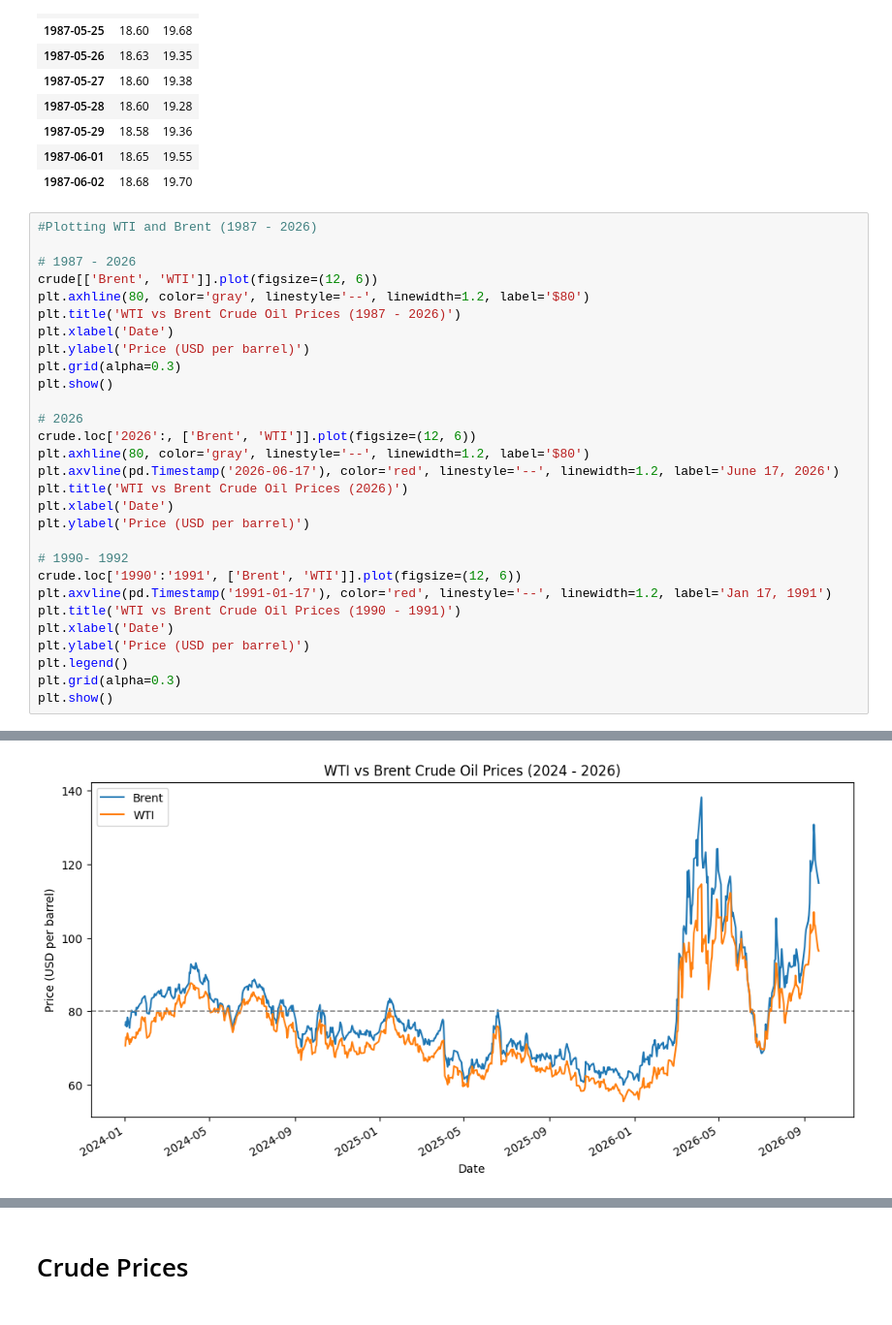
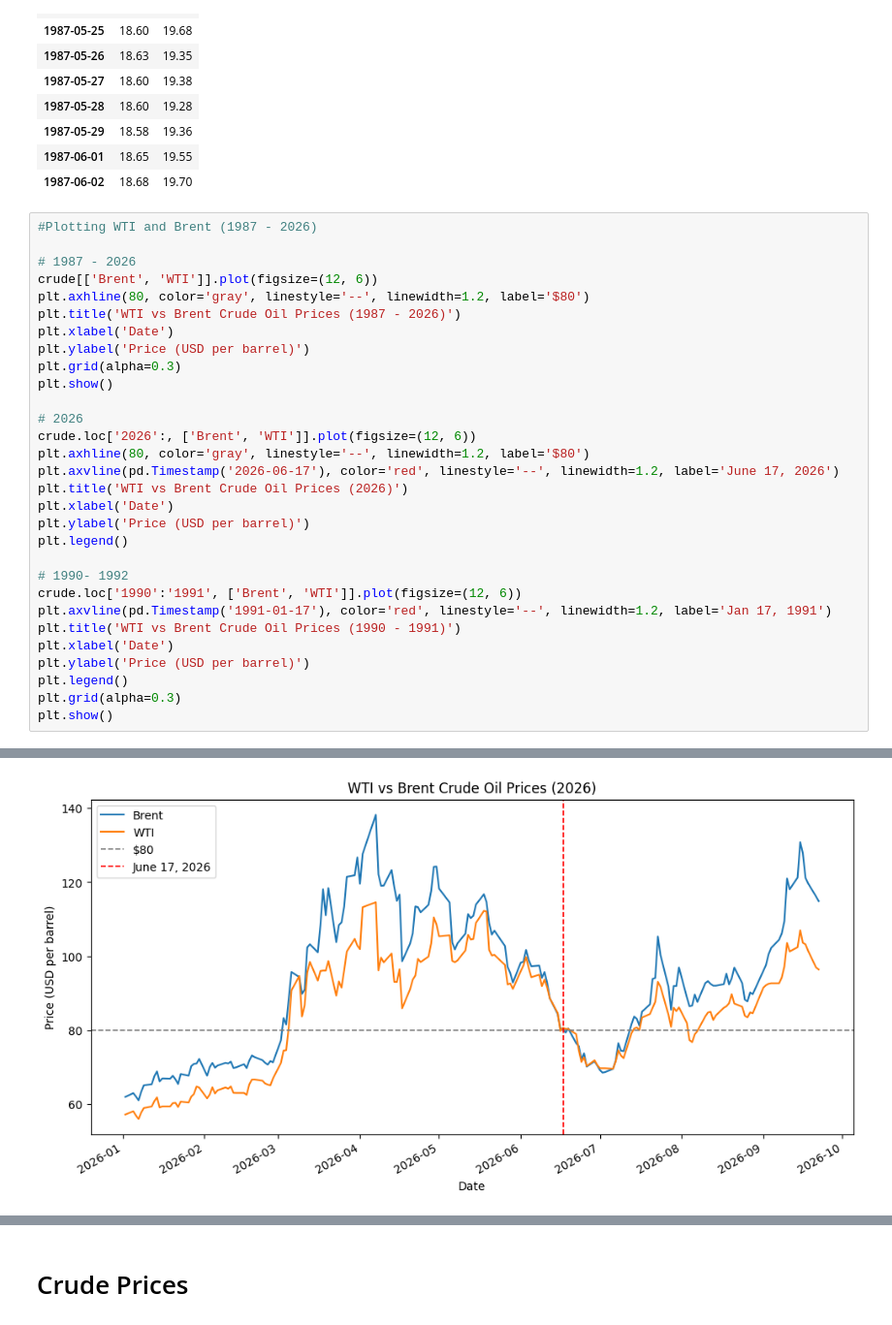
Before and after one commit to ellenwang995/WTI_DEC2027, a Jupyter notebook: OilPrice2027.ipynb, the cells around one changed output, grey strips where cells are left out. Shown at 97% size. Drawn from its saved outputs; the diff is of its cells as text.

```diff
--- a/OilPrice2027.ipynb
+++ b/OilPrice2027.ipynb
@@ -44,31 +44,32 @@ crude.head(10)
 #Plotting WTI and Brent (1987 - 2026)
 
 # 1987 - 2026
 crude[['Brent', 'WTI']].plot(figsize=(12, 6))
 plt.axhline(80, color='gray', linestyle='--', linewidth=1.2, label='$80')
 plt.title('WTI vs Brent Crude Oil Prices (1987 - 2026)')
 plt.xlabel('Date')
 plt.ylabel('Price (USD per barrel)')
 plt.grid(alpha=0.3)
 plt.show()
 
 # 2026
 crude.loc['2026':, ['Brent', 'WTI']].plot(figsize=(12, 6))
 plt.axhline(80, color='gray', linestyle='--', linewidth=1.2, label='$80')
 plt.axvline(pd.Timestamp('2026-06-17'), color='red', linestyle='--', linewidth=1.2, label='June 17, 2026')
 plt.title('WTI vs Brent Crude Oil Prices (2026)')
 plt.xlabel('Date')
 plt.ylabel('Price (USD per barrel)')
+plt.legend()
 
 # 1990- 1992
 crude.loc['1990':'1991', ['Brent', 'WTI']].plot(figsize=(12, 6))
 plt.axvline(pd.Timestamp('1991-01-17'), color='red', linestyle='--', linewidth=1.2, label='Jan 17, 1991')
 plt.title('WTI vs Brent Crude Oil Prices (1990 - 1991)')
 plt.xlabel('Date')
 plt.ylabel('Price (USD per barrel)')
 plt.legend()
 plt.grid(alpha=0.3)
 plt.show()
 # %% [output]
 [figure]
-[figure, old version]
+[figure, new version]
```
Also changed, not shown: parts of 3 cells of this notebook.
